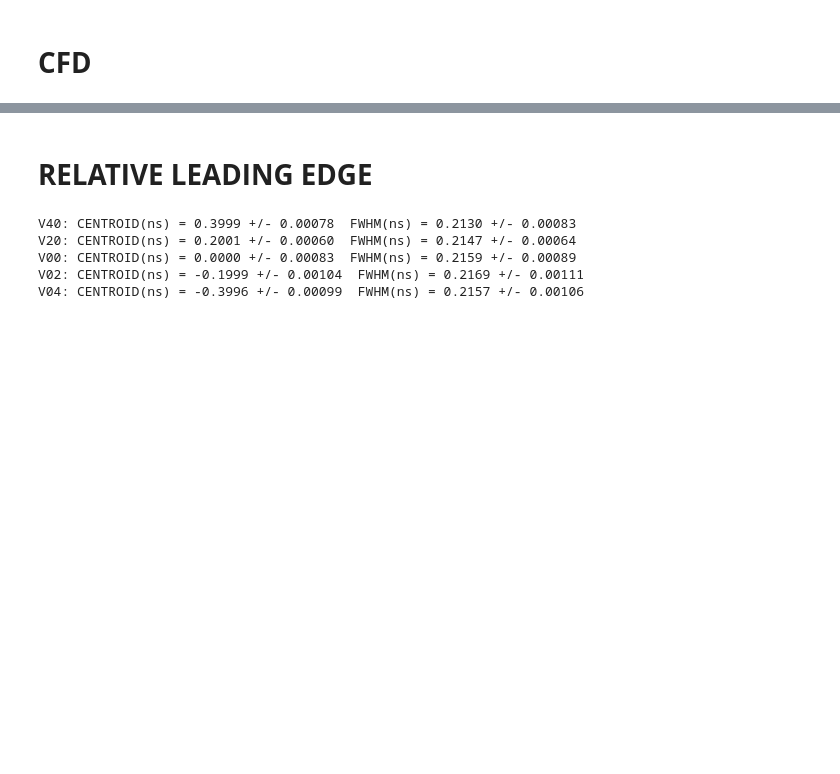
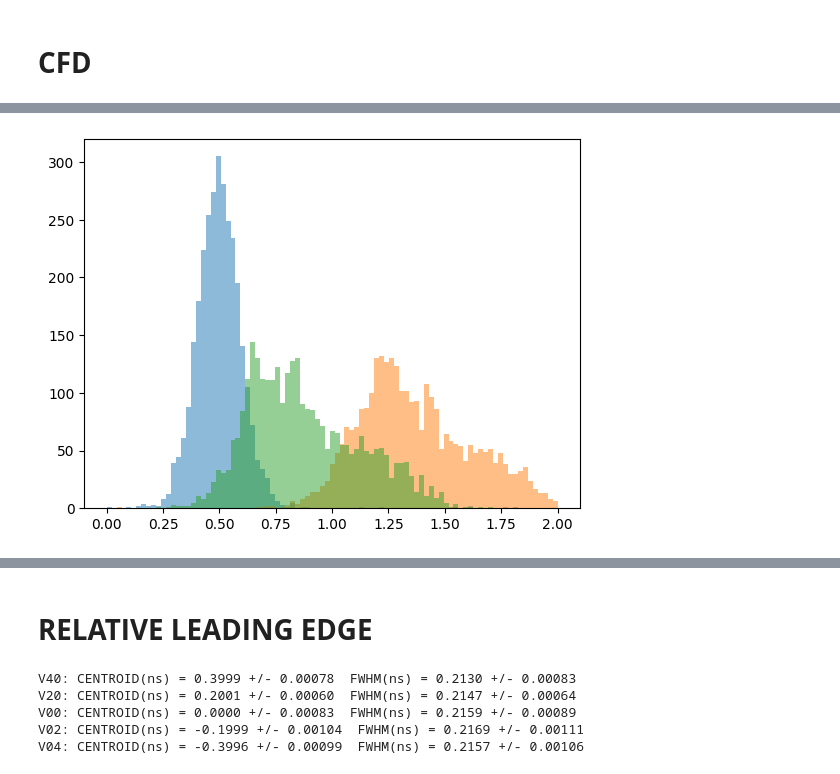
Before and after one commit to wjosefw/MLTiming, a Jupyter notebook: Traditional_methods.ipynb, the cells around one changed output, grey strips where cells are left out. Drawn from its saved outputs; the diff is of its cells as text; code cells hidden in the pictures; blank space fills up the shorter version.

```diff
--- a/Traditional_methods.ipynb
+++ b/Traditional_methods.ipynb
@@ -50,6 +84,12 @@ TOF_CFD_V02 = timestamps_CFD_dec0_DATA_02 - timestamps_CFD_dec1_DATA_02
 TOF_CFD_V20 = timestamps_CFD_dec0_DATA_20 - timestamps_CFD_dec1_DATA_20
 TOF_CFD_V04 = timestamps_CFD_dec0_DATA_04 - timestamps_CFD_dec1_DATA_04
 TOF_CFD_V40 = timestamps_CFD_dec0_DATA_40 - timestamps_CFD_dec1_DATA_40
+# %%
+plt.hist(timestamps_CFD_dec0_DATA_00 - timestamps_CFD_dec1_DATA_00, bins = nbins + 20, alpha = 0.5, range = [0,2]);
+plt.hist(timestamps_CFD_dec0_DATA_00 - 14, bins = nbins + 20, alpha = 0.5, range = [0,2]);
+plt.hist(timestamps_CFD_dec1_DATA_00 - 14, bins = nbins + 20, alpha = 0.5, range = [0,2]);
+# %% [output]
+[figure, added]
 # %%
 #------------------------------------------- Histogram and gaussian fit -----------------------------------------------
 centroid_V00 = calculate_gaussian_center(TOF_CFD_V00[None,:], nbins = nbins, limits = 3)
```
Also changed, not shown: parts of 10 cells of this notebook, 9 other files.
